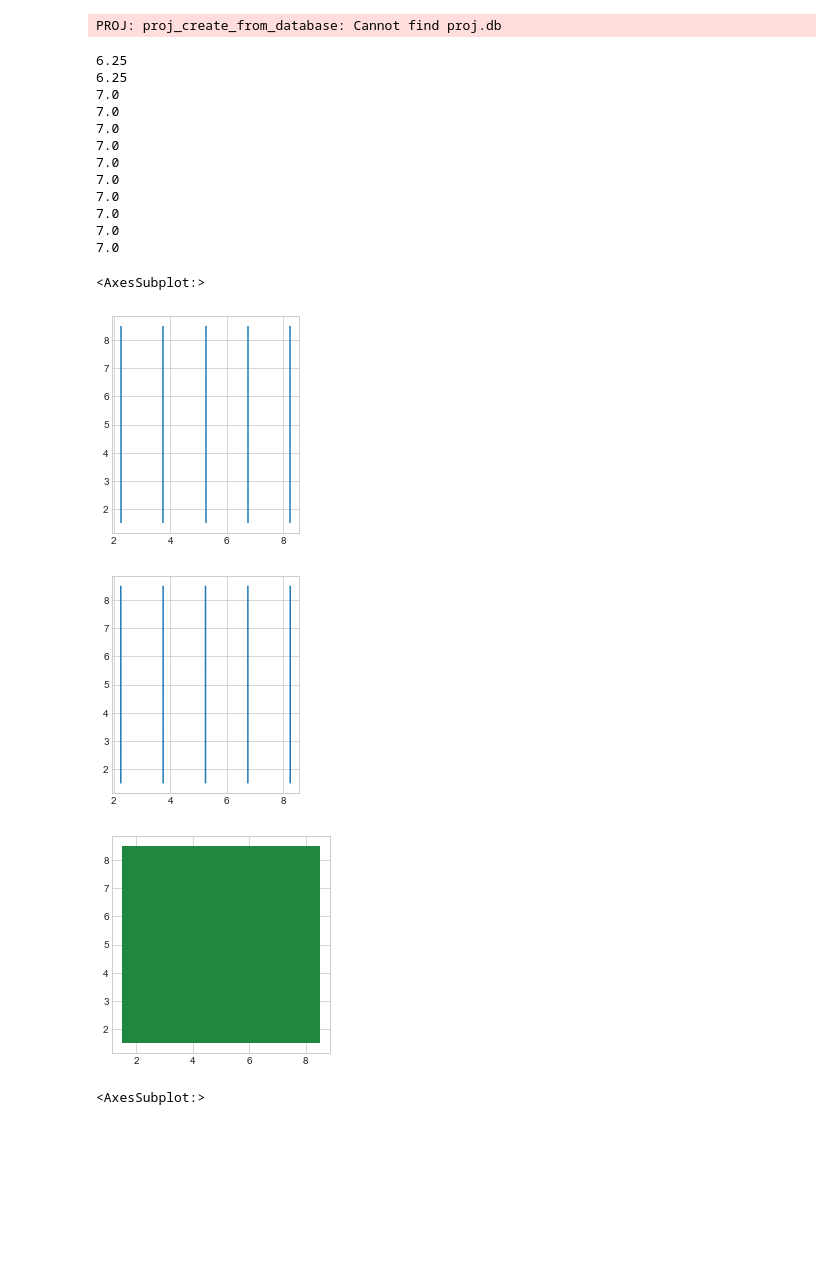
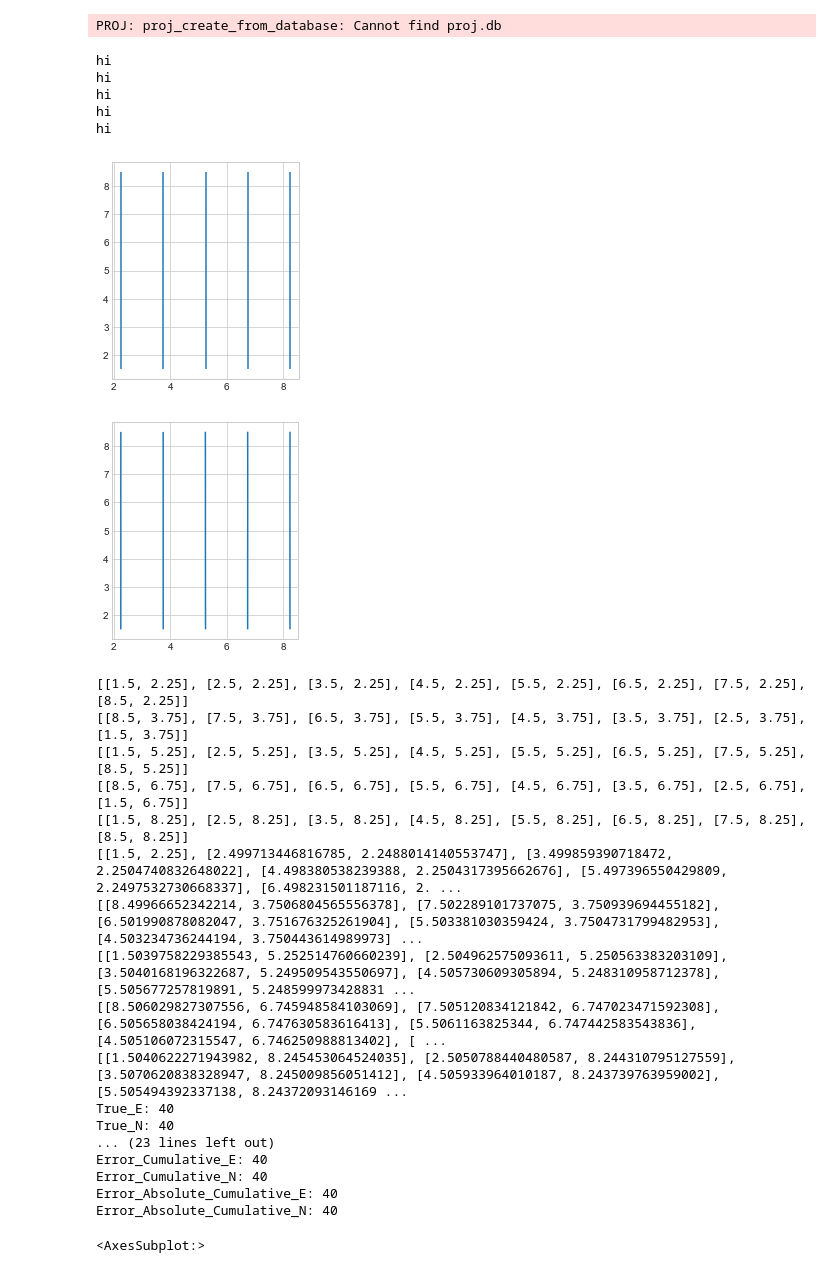
Before and after one commit to jnaess/ENGO-500, a Jupyter notebook: scripts/potential_simulator.ipynb, the cells around one changed output. Saved outputs shown, nothing was run; the diff lists cells and outputs as text; code cells hidden in the pictures; blank space fills up the shorter version.

Commit message:
path follower error fixed and simulator now has capabilities to output true and real tracks for analysis

```diff
--- a/scripts/potential_simulator.ipynb
+++ b/scripts/potential_simulator.ipynb
@@ -11,32 +11,41 @@ PROJ: proj_create_from_database: Cannot find proj.db
 # %%
 from classes import *
 
 
 
 field = [[-114.202881,50.966211],[-114.202881,51.104384],[-113.900757,51.104384],[-113.900757,50.966211]]
 field = [[-114.31092,51.172859],[-114.31092,51.170787],[-114.304461,51.170787],[-114.304461,51.172859]]
 field = [[0,0],[0,10],[10,10],[10,0]]
 Sim = Simulator(field, use_drift=True)
-Sim.inner_gdf.plot(color=Sim.inner_gdf['color'])
+#Sim.inner_gdf.plot(color=Sim.inner_gdf['color'])
 # %% [output]
-6.25
-6.25
-7.0
-7.0
-7.0
-7.0
-7.0
-7.0
-7.0
-7.0
-7.0
-7.0
+hi
+hi
+hi
+hi
+hi
-<AxesSubplot:>
 [figure]
-[figure, old version]
+[figure, new version]
-[figure, removed]
 # %%
-Sim.es.
+Sim.output_tracks()
+# %% [output]
+[[1.5, 2.25], [2.5, 2.25], [3.5, 2.25], [4.5, 2.25], [5.5, 2.25], [6.5, 2.25], [7.5, 2.25], [8.5, 2.25]]
+[[8.5, 3.75], [7.5, 3.75], [6.5, 3.75], [5.5, 3.75], [4.5, 3.75], [3.5, 3.75], [2.5, 3.75], [1.5, 3.75]]
+[[1.5, 5.25], [2.5, 5.25], [3.5, 5.25], [4.5, 5.25], [5.5, 5.25], [6.5, 5.25], [7.5, 5.25], [8.5, 5.25]]
+[[8.5, 6.75], [7.5, 6.75], [6.5, 6.75], [5.5, 6.75], [4.5, 6.75], [3.5, 6.75], [2.5, 6.75], [1.5, 6.75]]
+[[1.5, 8.25], [2.5, 8.25], [3.5, 8.25], [4.5, 8.25], [5.5, 8.25], [6.5, 8.25], [7.5, 8.25], [8.5, 8.25]]
+[[1.5, 2.25], [2.499713446816785, 2.2488014140553747], [3.499859390718472, 2.2504740832648022], [4.498380538239388, 2.2504317395662676], [5.497396550429809, 2.2497532730668337], [6.498231501187116, 2. ...
+[[8.49966652342214, 3.7506804565556378], [7.502289101737075, 3.750939694455182], [6.501990878082047, 3.751676325261904], [5.503381030359424, 3.7504731799482953], [4.503234736244194, 3.750443614989973] ...
+[[1.5039758229385543, 5.252514760660239], [2.504962575093611, 5.250563383203109], [3.5040168196322687, 5.249509543550697], [4.505730609305894, 5.248310958712378], [5.505677257819891, 5.248599973428831 ...
+[[8.506029827307556, 6.745948584103069], [7.505120834121842, 6.747023471592308], [6.505658038424194, 6.747630583616413], [5.5061163825344, 6.747442583543836], [4.505106072315547, 6.746250988813402], [ ...
+[[1.5040622271943982, 8.245453064524035], [2.5050788440480587, 8.244310795127559], [3.5070620838328947, 8.245009856051412], [4.505933964010187, 8.243739763959002], [5.505494392337138, 8.24372093146169 ...
+True_E: 40
+True_N: 40
+... (23 lines left out)
+Error_Cumulative_E: 40
+Error_Cumulative_N: 40
+Error_Absolute_Cumulative_E: 40
+Error_Absolute_Cumulative_N: 40
 # %%
 import geopandas as gpd
 import numpy as np
```
Also changed, not shown: 9 other files.
